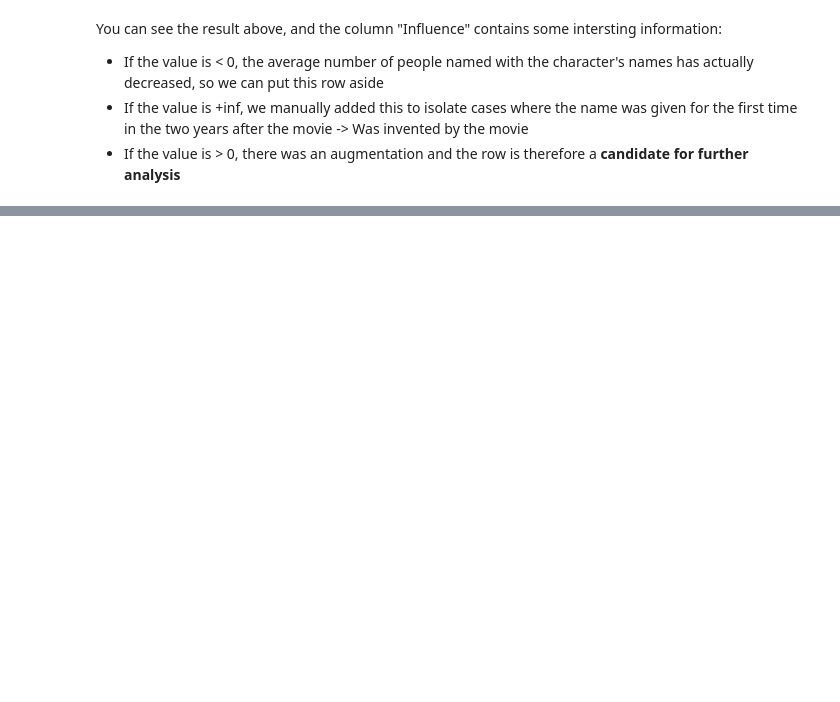
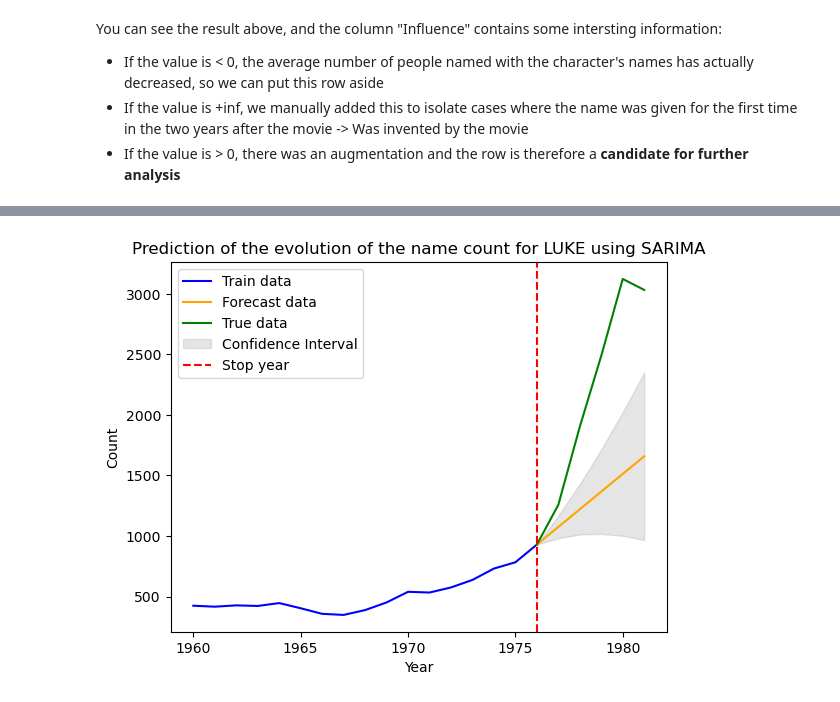
Before and after one commit to epfl-ada/ada-2024-project-dondata2025, a Jupyter notebook: results_MS3.ipynb, the cells around one changed output, grey strips where cells are left out. Drawn from its saved outputs; the diff is of its cells as text; code cells hidden in the pictures; blank space fills up the shorter version.

```diff
--- a/results_MS3.ipynb
+++ b/results_MS3.ipynb
@@ -458,0 +496,4 @@ You can see the result above, and the column "Influence" contains some interstin
+# %%
+sarima_pred = naming_prediction.predict_naming_ARIMA(global_names, "LUKE", 1976, 5, True)
+# %% [output]
+[figure, added]
```
Also changed, not shown: parts of 12 cells of this notebook.
